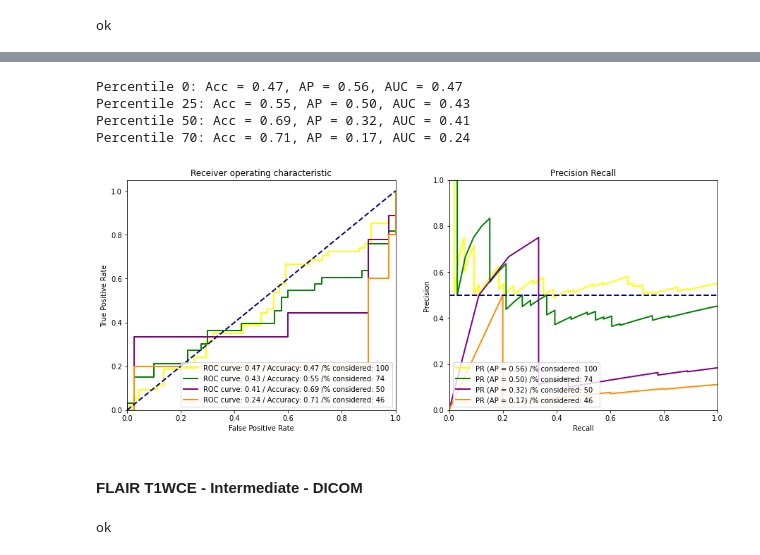
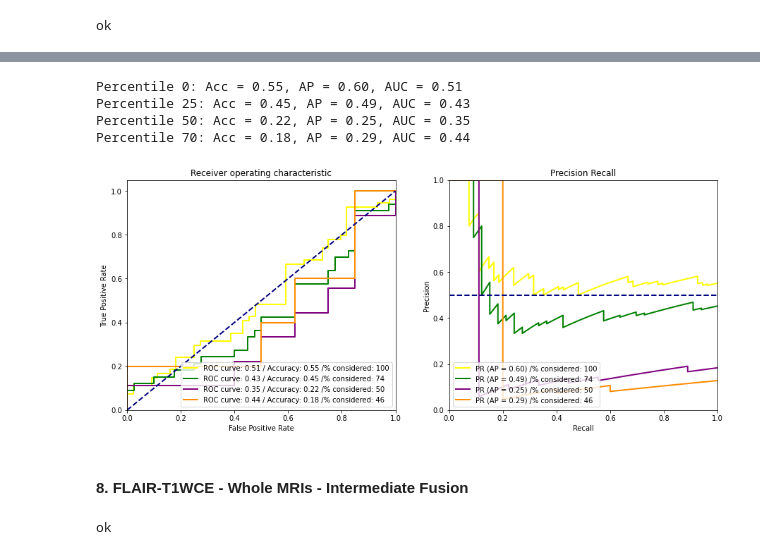
Before and after one commit to Lucas-rbnt/MGMT_conf, a Jupyter notebook: Confidence.ipynb, the cells around one changed output, grey strips where cells are left out. Drawn from its saved outputs; the diff is of its cells as text; code cells hidden in the pictures.

```diff
--- a/Confidence.ipynb
+++ b/Confidence.ipynb
@@ -326,7 +324,7 @@ Percentile 50: Acc = 0.62, AP = 0.65, AUC = 0.62
 Percentile 70: Acc = 0.65, AP = 0.70, AUC = 0.70
 [figure]
 # %%
-test_dataset = MultimodalMGMTPrivateDataset(os.path.join(path_test, "IRMs"), df, modalities=("FLAIR", "T1wCE"), image_size=(180,180), depth=64)
+test_dataset = MultimodalMGMTPrivateDataset(os.path.join(path_test, "IRMs"), df, modalities=("FLAIR", "T1wCE"), fusion='early', image_size=(180,180), depth=64)
 dataloader_test = DataLoader(test_dataset, num_workers=40, shuffle=False, batch_size=1)
 
 scores = []
@@ -579,5 +575,5 @@ Percentile 70: Acc = 0.52, AP = 0.50, AUC = 0.57
 # %%
-test_dataset = UnimodalMGMTPrivateDataset(os.path.join(path_test, "IRMs"), df, modality="FLAIR", image_size=(96,96), depth=32)
+test_dataset = UnimodalTumorCenteredMGMTPrivateDataset(os.path.join(path_test, "IRMs"), df, modality="FLAIR")
 dataloader_test = DataLoader(test_dataset, num_workers=40, shuffle=False, batch_size=1)
 
 scores = []
@@ -586,7 +582,7 @@ true_labels = []
 with torch.no_grad():
     for i, (volume, methylation_percentage) in enumerate(dataloader_test):
         volume = volume.to(device)
-        outputs = model(volume)
+        outputs = model(volume.unsqueeze(0))
         top_proba, preds = torch.max(outputs.softmax(1), 1)
         true_labels.extend(torch.where(methylation_percentage > 10., 1, 0).cpu().numpy())
         scores.extend(methyl_percentage_to_score(methylation_percentage).numpy())
@@ -662,5 +658,5 @@ Percentile 70: Acc = 0.60, AP = 0.67, AUC = 0.47
 # %%
-test_dataset = UnimodalMGMTPrivateDataset(os.path.join(path_test, "IRMs"), df, modality="T1wCE", image_size=(96,96), depth=32)
+test_dataset = UnimodalTumorCenteredMGMTPrivateDataset(os.path.join(path_test, "IRMs"), df, modality="T1wCE")
 dataloader_test = DataLoader(test_dataset, num_workers=40, shuffle=False, batch_size=1)
 
 scores = []
@@ -669,7 +665,7 @@ true_labels = []
 with torch.no_grad():
     for i, (volume, methylation_percentage) in enumerate(dataloader_test):
         volume = volume.to(device)
-        outputs = model(volume)
+        outputs = model(volume.unsqueeze(0))
         top_proba, preds = torch.max(outputs.softmax(1), 1)
         true_labels.extend(torch.where(methylation_percentage > 10., 1, 0).cpu().numpy())
         scores.extend(methyl_percentage_to_score(methylation_percentage).numpy())
@@ -745,32 +741,32 @@ Percentile 70: Acc = 0.55, AP = 0.54, AUC = 0.49
 # %%
-test_dataset = MultimodalMGMTPrivateDataset(os.path.join(path_test, "IRMs"), df, modalities=("FLAIR", "T1wCE"), fusion='early', image_size=(96,96), depth=32)
+test_dataset = MultimodalTumorCenteredMGMTPrivateDataset(os.path.join(path_test, "IRMs"), df, modalities=("FLAIR", "T1wCE"))
 dataloader_test = DataLoader(test_dataset, num_workers=40, shuffle=False, batch_size=1)
 
 scores = []
 predictions = []
 true_labels = []
 with torch.no_grad():
     for i, (volume, methylation_percentage) in enumerate(dataloader_test):
         volume = volume.to(device)
         outputs = model(volume)
         top_proba, preds = torch.max(outputs.softmax(1), 1)
         true_labels.extend(torch.where(methylation_percentage > 10., 1, 0).cpu().numpy())
         scores.extend(methyl_percentage_to_score(methylation_percentage).numpy())
         predictions.extend(torch.where(preds == 1, top_proba, 1 - top_proba)
                             .detach()
                             .cpu()
                             .numpy())
 
 plot_a_report(scores, predictions, true_labels)
 plt.savefig("../image_final/nifti_early_tumor_centered_FLAIR-T1wCE.pdf")
 # %% [output]
-Percentile 0: Acc = 0.47, AP = 0.56, AUC = 0.47
-Percentile 25: Acc = 0.55, AP = 0.50, AUC = 0.43
-Percentile 50: Acc = 0.69, AP = 0.32, AUC = 0.41
-Percentile 70: Acc = 0.71, AP = 0.17, AUC = 0.24
+Percentile 0: Acc = 0.55, AP = 0.60, AUC = 0.51
+Percentile 25: Acc = 0.45, AP = 0.49, AUC = 0.43
+Percentile 50: Acc = 0.22, AP = 0.25, AUC = 0.35
+Percentile 70: Acc = 0.18, AP = 0.29, AUC = 0.44
-[figure, old version]
+[figure, new version]
 # %% [markdown]
-#### FLAIR T1WCE - Intermediate - DICOM
+#### <a id="8"></a> 8. FLAIR-T1WCE - Whole MRIs - Intermediate Fusion
 # %%
 weights = os.path.join(weights_path, "dicom")
 dataset = MultimodalMGMTDicomDataset(path, dataframe_val, ("FLAIR", "T1wCE"), image_size=(180, 180), split="train", depth=64, augment=False)
```
Also changed, not shown: parts of 20 cells of this notebook, 3 other files.
